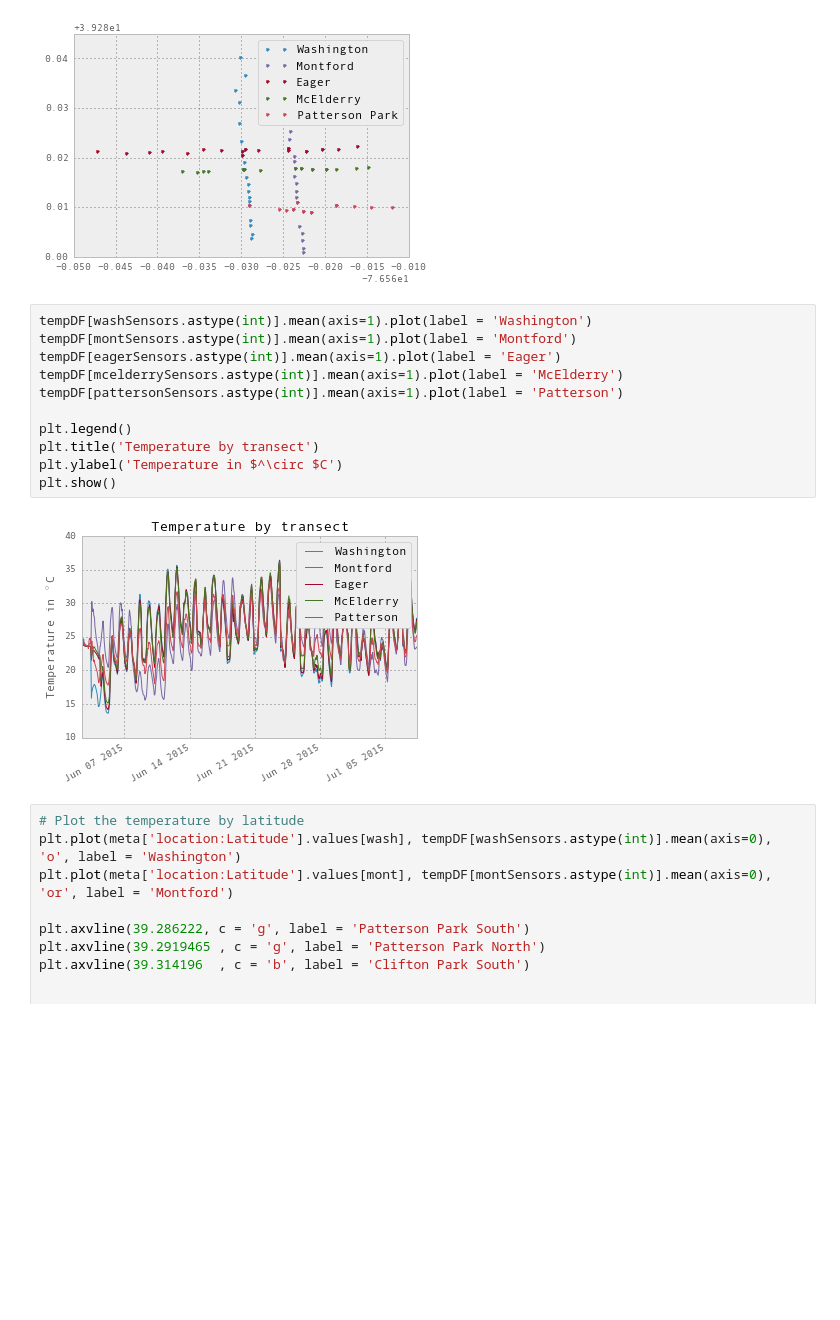
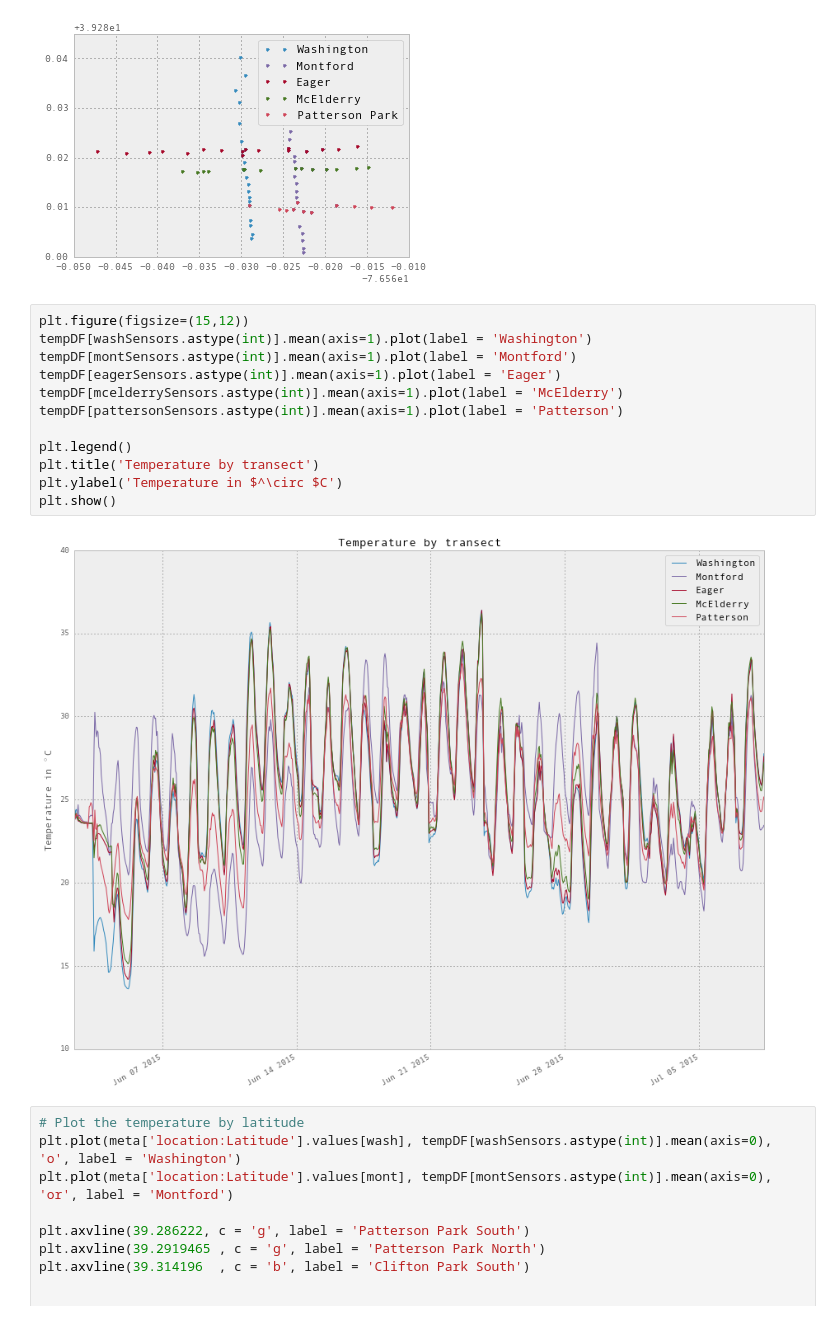
Before and after one commit to gottscott/cityheat, a Jupyter notebook: Bmore/BaltimoreTransectAnalysis.ipynb, the cells around one changed output. Saved outputs shown, nothing was run; the diff lists cells and outputs as text; blank space fills up the shorter version.

```diff
--- a/Bmore/BaltimoreTransectAnalysis.ipynb
+++ b/Bmore/BaltimoreTransectAnalysis.ipynb
@@ -86,18 +86,19 @@ plt.legend()
 <matplotlib.legend.Legend at 0x...>
 [figure]
 # %%
+plt.figure(figsize=(15,12))
 tempDF[washSensors.astype(int)].mean(axis=1).plot(label = 'Washington')
 tempDF[montSensors.astype(int)].mean(axis=1).plot(label = 'Montford')
 tempDF[eagerSensors.astype(int)].mean(axis=1).plot(label = 'Eager')
 tempDF[mcelderrySensors.astype(int)].mean(axis=1).plot(label = 'McElderry')
 tempDF[pattersonSensors.astype(int)].mean(axis=1).plot(label = 'Patterson')
 
 plt.legend()
 plt.title('Temperature by transect')
 plt.ylabel('Temperature in $^\circ $C')
 plt.show()
 # %% [output]
-[figure, old version]
+[figure, new version]
 # %%
 # Plot the temperature by latitude
 plt.plot(meta['location:Latitude'].values[wash], tempDF[washSensors.astype(int)].mean(axis=0), 'o', label = 'Washington')
```
